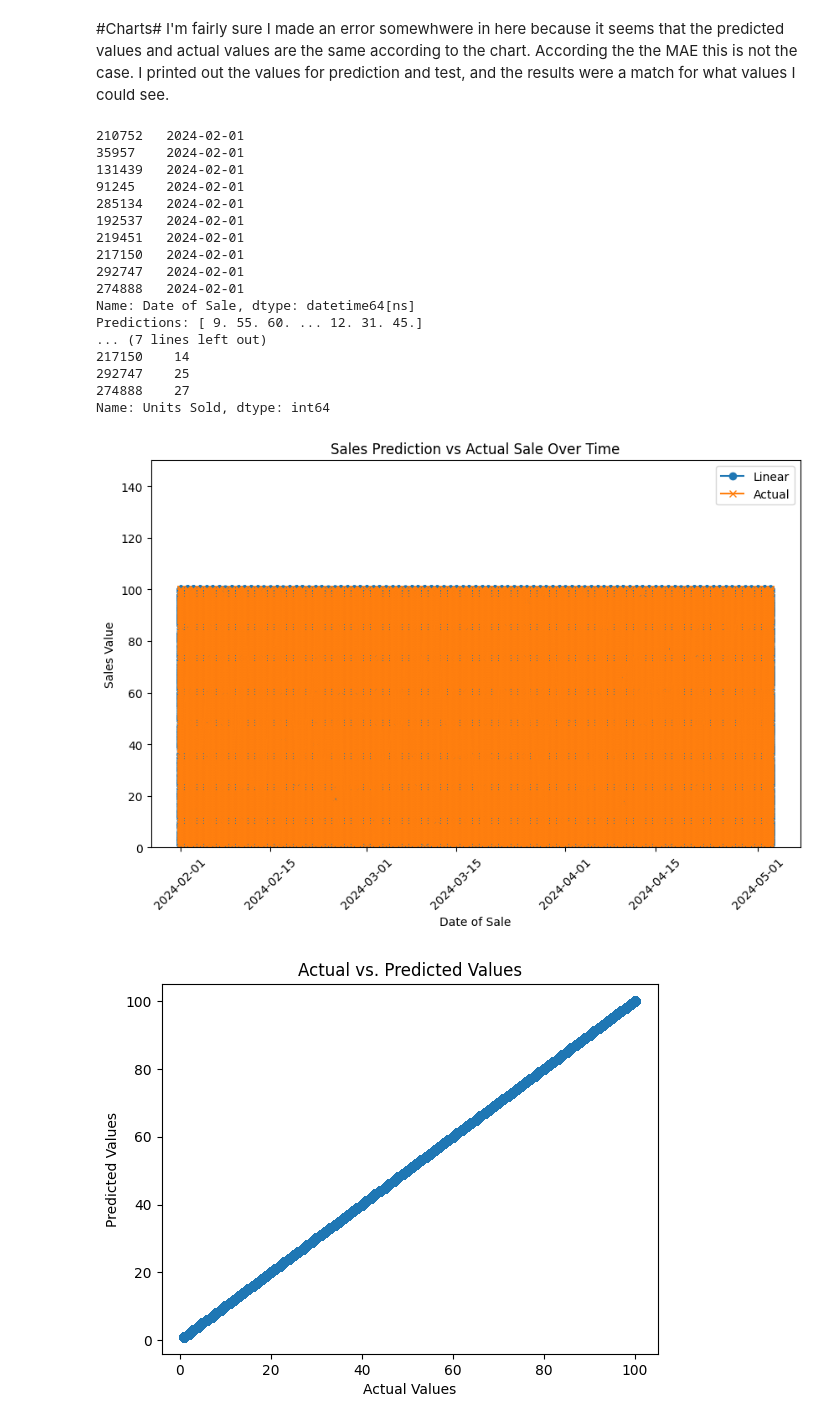
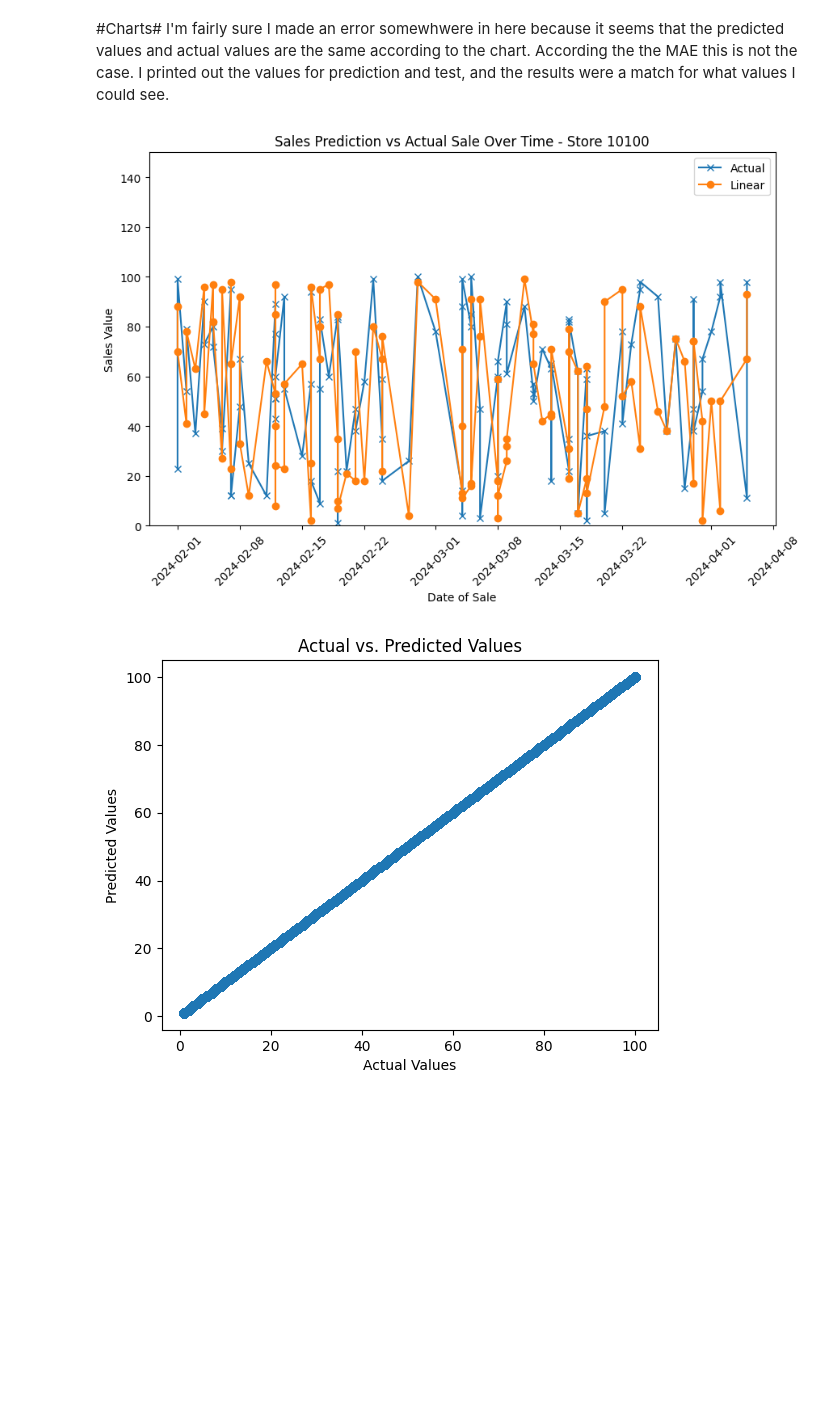
Before and after one commit to kevinhoffmanglyde/oxfordgenaigroup2, a Jupyter notebook: Group2EndtoEnd.ipynb, the cells around one changed output. Saved outputs shown, nothing was run; the diff lists cells and outputs as text; code cells hidden in the pictures; blank space fills up the shorter version.

```diff
--- a/Group2EndtoEnd.ipynb
+++ b/Group2EndtoEnd.ipynb
@@ -25,7 +25,7 @@ Authenticated
 # %% [markdown]
 #Get the data
 # %%
-df = pd.read_csv('gdrive/MyDrive/synt_data.csv')
+df = pd.read_csv('gdrive/MyDrive/synt_data_500k.csv')
 # %% [markdown]
 #Check the data is there
 # %%
@@ -281,49 +283,37 @@ X.describe()
 I'm fairly sure I made an error somewhwere in here because it seems that the predicted values and actual values are the same according to the chart.  According the the MAE this is not the case.
 I printed out the values for prediction and test, and the results were a match for what values I could see.
 # %%
-# Create the plot
 from datetime import datetime
 X_Test['Date of Sale'] = pd.to_datetime(X_Test[['Year', 'Month', 'Day']])
-print(X_Test['Date of Sale'].head(10))
-print('Predictions:', predictionsLR)
-print('Actuals:', Y_Test.head(10))
 
-#X_Test['Date of Sale'] = pd.to_datetime(str(X_Test['Year']) + '-' + str(X_Test['Month']) + '-' + str(X_Test['Day']))
+
+#distinct_stores = X_Test[['Store ID']].drop_duplicates().reset_index(drop=True)
+
+merged_df = pd.merge(X_Test, Y_Test, left_index=True, right_index=True)
+filtered_df = merged_df[merged_df['Store ID'] == 10100]
+df_1d = pd.DataFrame(predictionsLR, columns=['Prediction'])
+merged_df2 = pd.merge(X_Test, df_1d, left_index=True, right_index=True)
+filtered_df2 = merged_df2[merged_df2['Store ID'] == 10100]
+#print(filtered_df2)
 plt.figure(figsize=(10, 6))  # Set the figure size= modelLR.predict(X_Test)
-plt.plot(X_Test['Date of Sale'] , predictionsLR, label='Linear', marker='o')  # Plot Sales Prediction
-plt.plot(X_Test['Date of Sale'] , Y_Test, label='Actual', marker='x')  # Plot Sales Prediction
+#print(filtered_df)
+plt.plot(filtered_df['Date of Sale'] , filtered_df['Units Sold_y'], label='Actual', marker='x')  # Plot Sales Prediction
+plt.plot(filtered_df2['Date of Sale'] ,  filtered_df2['Prediction'], label='Linear', marker='o')  # Plot Sales Prediction
 # Adding titles and labels
-plt.title('Sales Prediction vs Actual Sale Over Time')
+plt.title('Sales Prediction vs Actual Sale Over Time - Store 10100')
 plt.xlabel('Date of Sale')
 plt.ylabel('Sales Value')
 plt.xticks(rotation=45)  # Rotate date labels for better readability
 plt.ylim(0, 150)
 
 # Adding legend
 plt.legend()
 
 # Show the plot
 plt.show()
 X_Test = X_Test.drop(columns=['Date of Sale'])
 # %% [output]
-210752   2024-02-01
-35957    2024-02-01
-131439   2024-02-01
-91245    2024-02-01
-285134   2024-02-01
-192537   2024-02-01
-219451   2024-02-01
-217150   2024-02-01
-292747   2024-02-01
-274888   2024-02-01
-Name: Date of Sale, dtype: datetime64[ns]
-Predictions: [ 9. 55. 60. ... 12. 31. 45.]
-... (7 lines left out)
-217150    14
-292747    25
-274888    27
-Name: Units Sold, dtype: int64
-[figure, old version]
+[figure, new version]
 # %%
 # Plotting actual vs predicted values to visualize how well our model is performing.
 plt.scatter(Y_Test, predictionsLR)
```
Also changed, not shown: parts of 28 cells of this notebook.
